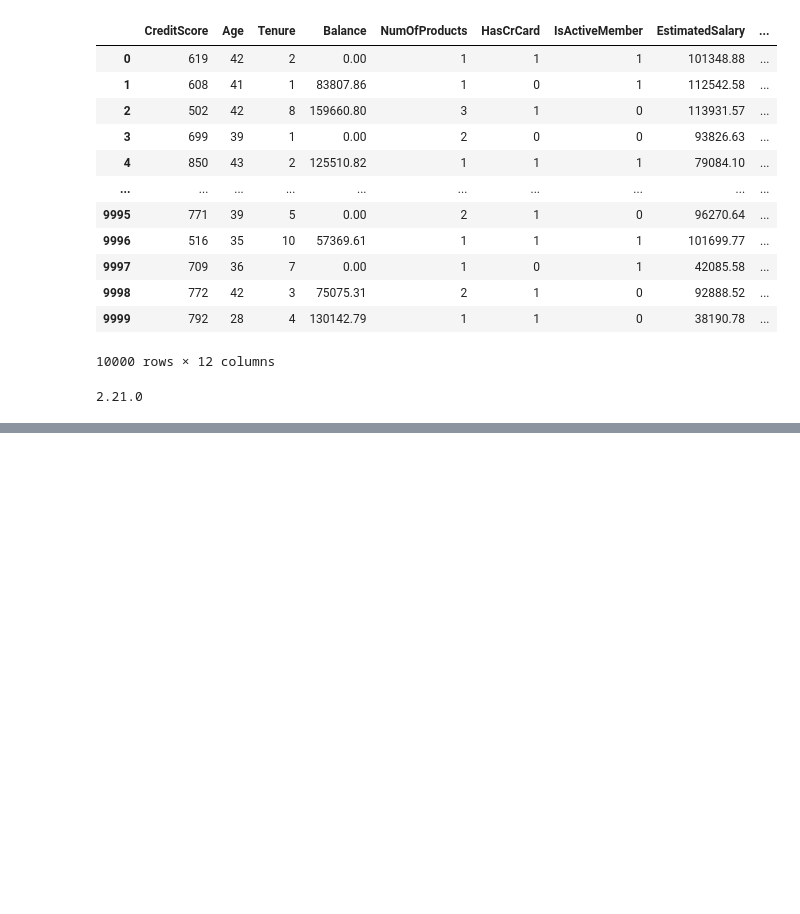
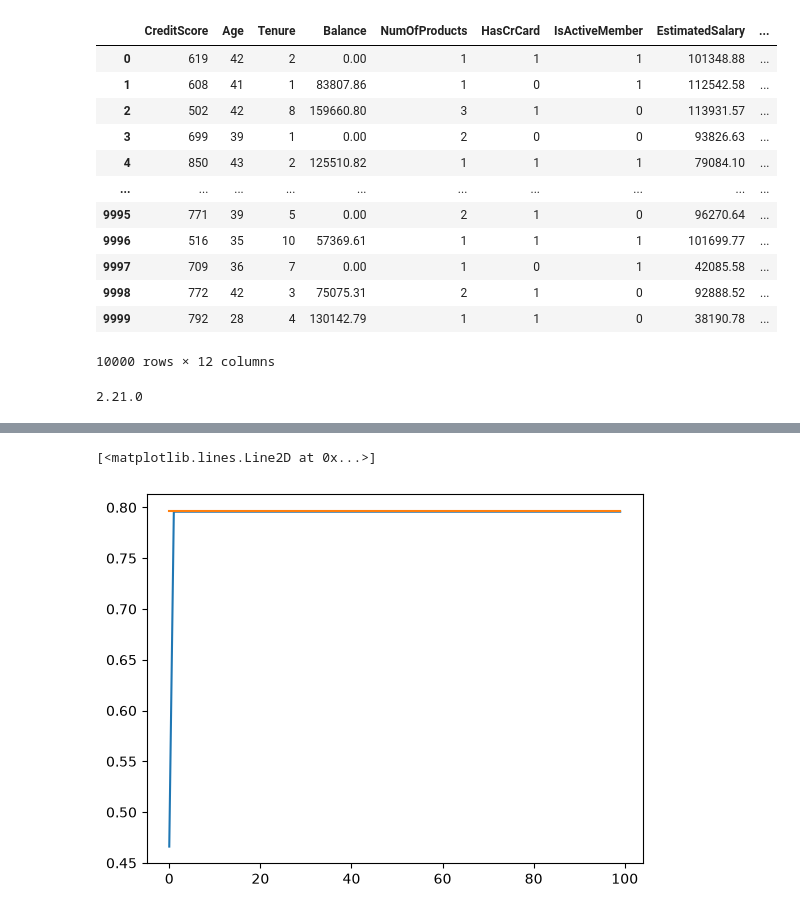
Before and after one commit to sans0726/100-days-of-deep-learning, a Jupyter notebook: day2.ipynb, the cells around one changed output, grey strips where cells are left out. Saved outputs shown, nothing was run; the diff lists cells and outputs as text; code cells hidden in the pictures; blank space fills up the shorter version.

```diff
--- a/day2.ipynb
+++ b/day2.ipynb
@@ -156,0 +193,6 @@ NameError: name 'X_train_trf' is not defined
+# %%
+plt.plot(history.history['accuracy'])
+plt.plot(history.history['val_accuracy'])
+# %% [output]
+[<matplotlib.lines.Line2D at 0x...>]
+[figure, added]
```
Also changed, not shown: parts of 8 cells of this notebook, 1 other file.
